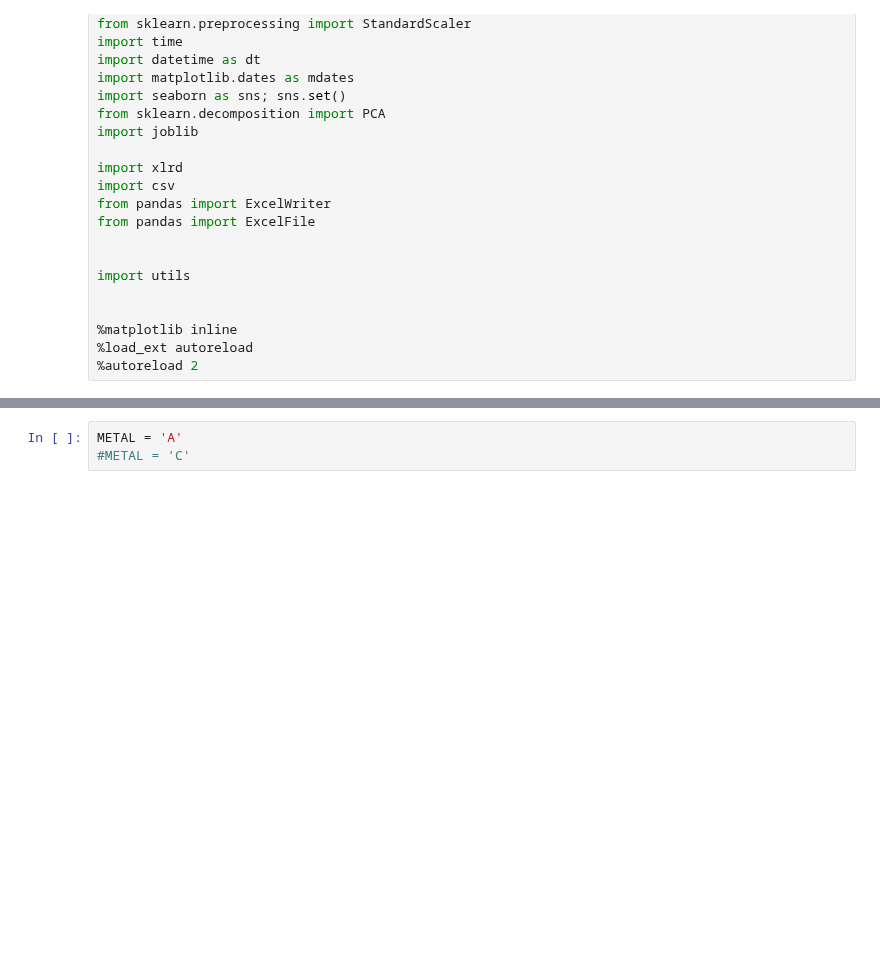
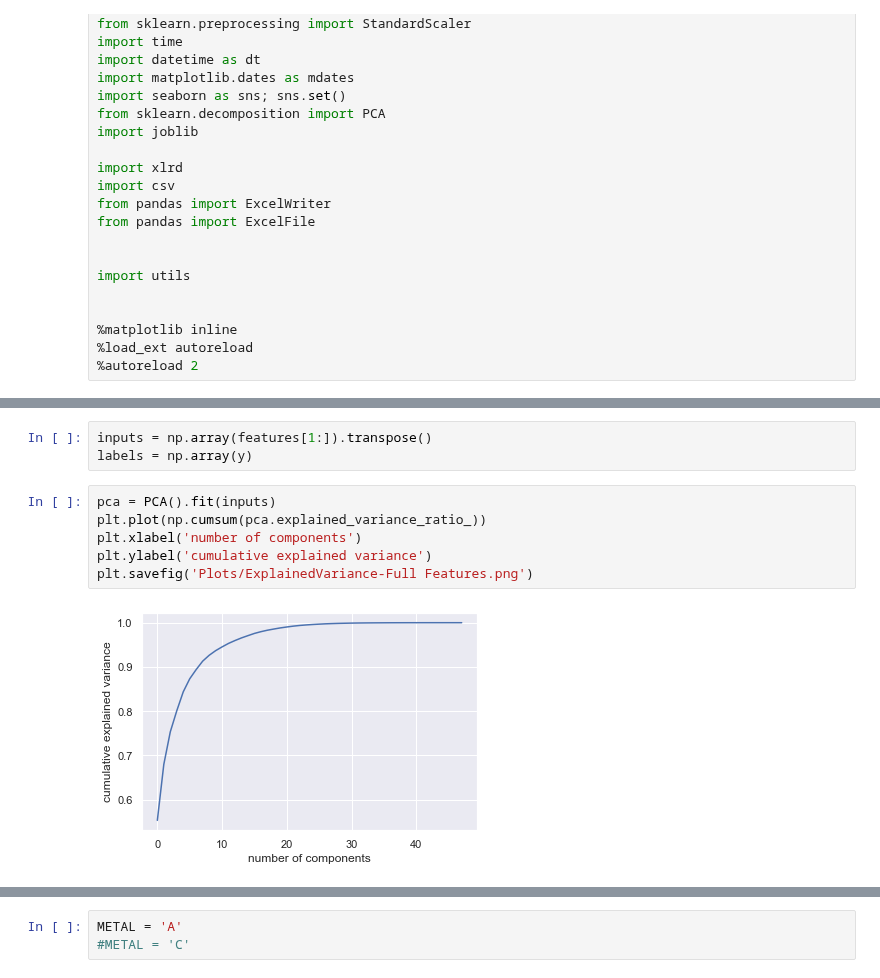
Before and after one commit to apof/Master-Thesis-----Deep-Kernel-Learning-and-Neural-Processes--combining-GPs-with-DL, a Jupyter notebook: Data Preprocessing_Visualisations.ipynb, the cells around one changed output, grey strips where cells are left out. Cells and saved outputs as stored; diff of their text form; blank space fills up the shorter version.

```diff
--- a/Data Preprocessing_Visualisations.ipynb
+++ b/Data Preprocessing_Visualisations.ipynb
@@ -29,0 +139,11 @@ import utils
+# %%
+inputs = np.array(features[1:]).transpose()
+labels = np.array(y)
+# %%
+pca = PCA().fit(inputs)
+plt.plot(np.cumsum(pca.explained_variance_ratio_))
+plt.xlabel('number of components')
+plt.ylabel('cumulative explained variance')
+plt.savefig('Plots/ExplainedVariance-Full Features.png')
+# %% [output]
+[figure, added]
```
Also changed, not shown: parts of 15 cells of this notebook.
